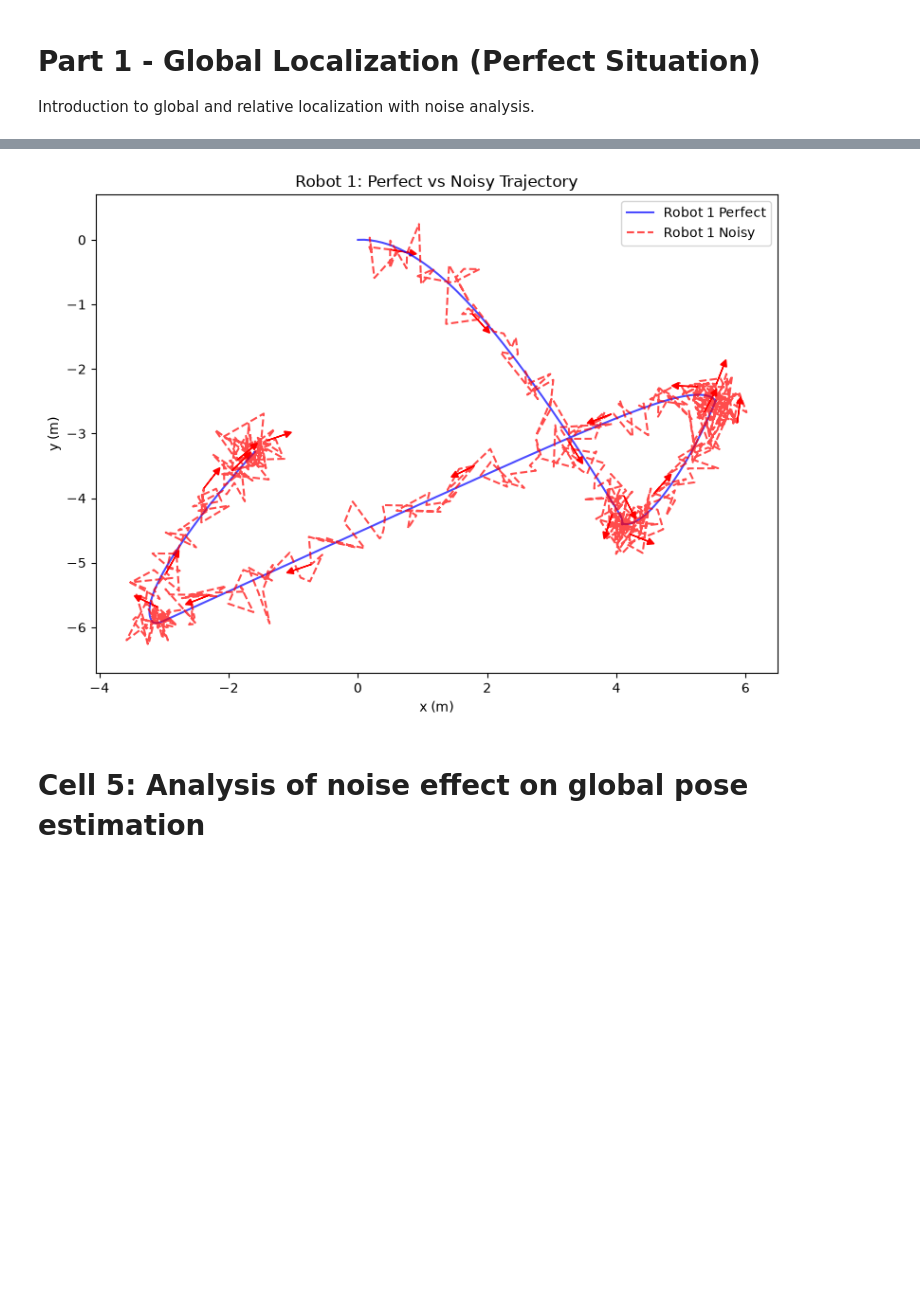
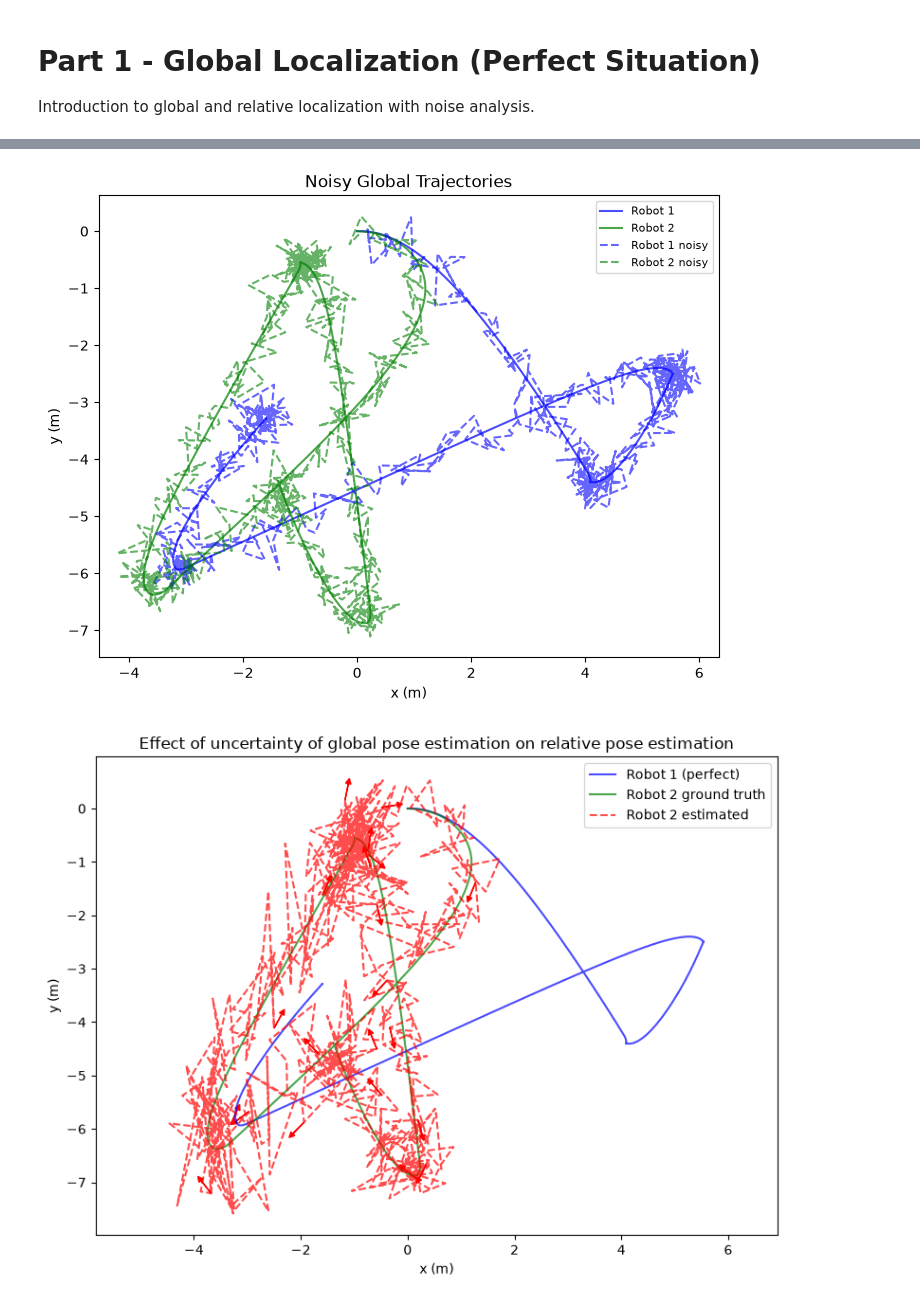
Before and after one commit to y2d2/Relative-localisation-tutorial, a Jupyter notebook: notebooks/part_1.ipynb, the cells around one changed output, grey strips where cells are left out. Drawn from its saved outputs; the diff is of its cells as text; code cells hidden in the pictures; blank space fills up the shorter version.

```diff
--- a/notebooks/part_1.ipynb
+++ b/notebooks/part_1.ipynb
@@ -53,53 +37,7 @@ plt.show()
-# %%
-# Cell 4: Robot 1 noisy trajectory
-
-noise_config = NoiseConfig(sigma_x=0.2, sigma_y=0.2, sigma_theta=np.deg2rad(5))
-
-poses_robot1_noisy = add_noise(poses_robot1,
-                                sigma_x=noise_config.sigma_x,
-                                sigma_y=noise_config.sigma_y,
-                                sigma_theta=noise_config.sigma_theta)
-
-fig, ax = plt.subplots(1, 1, figsize=(8, 6))
-ax.plot(poses_robot1[:, 0], poses_robot1[:, 1], 'b-', label='Robot 1 Perfect', alpha=0.7)
-ax.plot(poses_robot1_noisy[:, 0], poses_robot1_noisy[:, 1], 'r--', label='Robot 1 Noisy', alpha=0.7)
-
-step = max(1, len(poses_robot1_noisy) // 20)
-for i in range(0, len(poses_robot1_noisy), step):
-    x_i, y_i, theta_i = poses_robot1_noisy[i]
-    dx = arrow_len * np.cos(theta_i)
-    dy = arrow_len * np.sin(theta_i)
-    ax.arrow(x_i, y_i, dx, dy, head_width=0.1, head_length=0.1, fc='r', ec='r')
-
-ax.set_xlabel('x (m)')
-ax.set_ylabel('y (m)')
-ax.axis('equal')
-ax.legend()
-ax.set_title('Robot 1: Perfect vs Noisy Trajectory')
-
-plt.tight_layout()
-plt.show()
-# %% [output]
-[figure, removed]
-# %% [markdown]
-# Cell 5: Analysis of noise effect on global pose estimation
 # %%
-# Cell 6: Robot 2 trajectory and relative pose computation (perfect)
+# Robot 2 trajectory and relative pose computation (perfect)
 
-traj_robot2 = generate_trajectory(
-    duration=traj_config.duration,
-    timestep=traj_config.timestep,
-    seed=123
-)
-
-poses_robot2 = sgal3_to_se2_poses(traj_robot2.X_RRi)
-
-se2_robot1 = poses_to_se2(poses_robot1)
-se2_robot2 = poses_to_se2(poses_robot2)
-
-relative_poses = np.zeros_like(poses_robot1)
-for i in range(len(se2_robot1)):
-    T_rel = compute_relative_pose(se2_robot1[i], se2_robot2[i])
-    relative_poses[i, 0] = T_rel.x()
-    relative_poses[i, 1] = T_rel.y()
-    relative_poses[i, 2] = T_rel.angle()
+part1_functions.plot_2_robots(poses_robot1, poses_robot1_noisy, poses_robot2, poses_robot2_noisy, time_step=timestamp)
+# %% [output]
+[figure, added]
+[figure, added]
```
Also changed, not shown: parts of 7 cells of this notebook, 1 other file.
